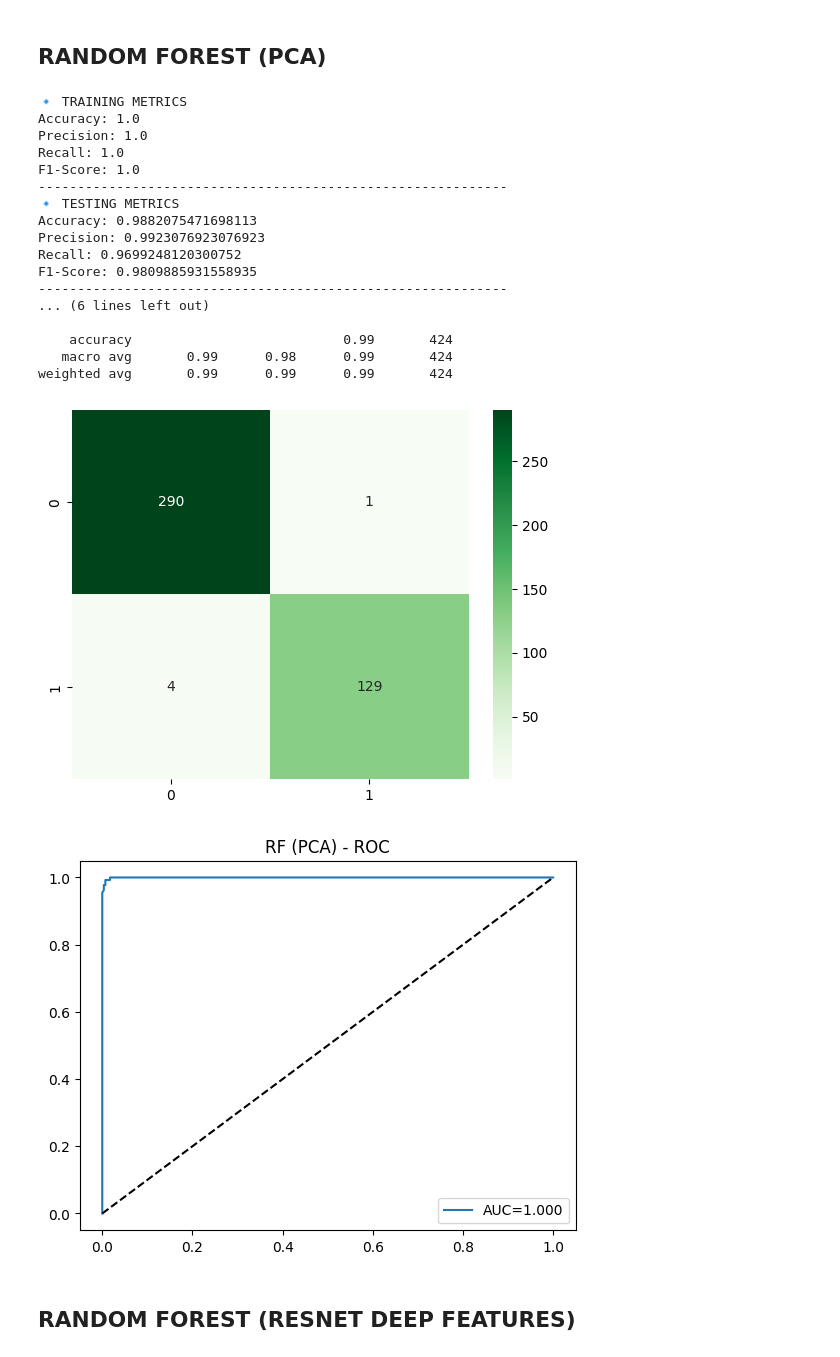
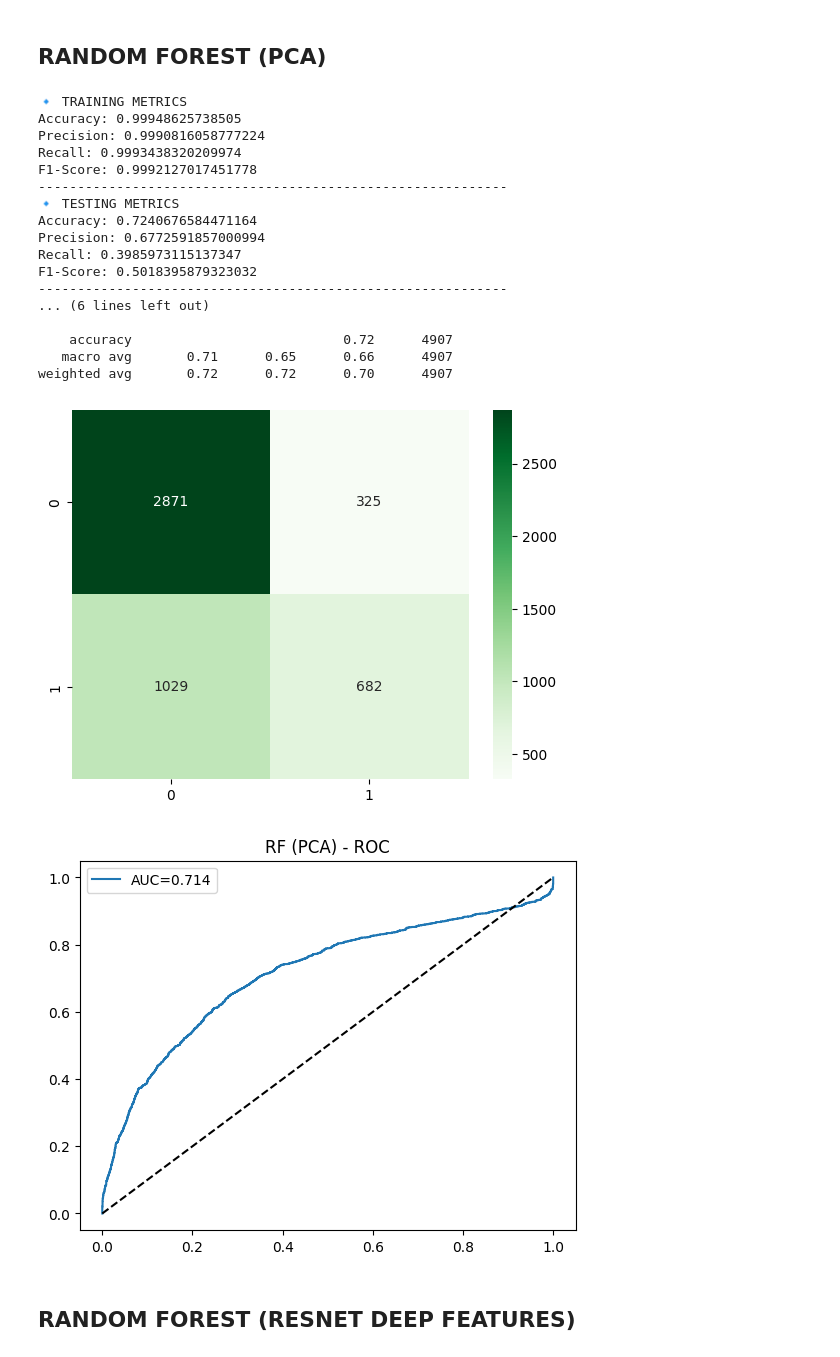
Before and after one commit to aryan-ml/DeepFakeDetection, a Jupyter notebook: notebooks/RandomForest.ipynb, the cells around one changed output. Drawn from its saved outputs; the diff is of its cells as text; code cells hidden in the pictures.

```diff
--- a/notebooks/RandomForest.ipynb
+++ b/notebooks/RandomForest.ipynb
@@ -103,16 +118,21 @@ weighted avg       0.98      0.98      0.98       424
 # %% [markdown]
 ## RANDOM FOREST (PCA)
 # %%
-X_train, X_test, y_train, y_test = split_data(pca_X, pca_y)
-rf = RandomForestClassifier(n_estimators=200, random_state=42)
-rf.fit(X_train, y_train)
+rf_pca = RandomForestClassifier(n_estimators=300,
+    max_depth=15,
+    min_samples_split=20,
+    min_samples_leaf=10,
+    class_weight="balanced",
+    random_state=42,
+    n_jobs=-1)
+rf_pca.fit(pca_X_train, pca_y_train)
 
-y_pred_train = rf.predict(X_train)
+y_pred_train = rf_pca.predict(pca_X_train)
 
-train_accuracy = accuracy_score(y_train, y_pred_train)
-train_precision = precision_score(y_train, y_pred_train)
-train_recall = recall_score(y_train, y_pred_train)
-train_f1 = f1_score(y_train, y_pred_train)
+train_accuracy = accuracy_score(pca_y_train, y_pred_train)
+train_precision = precision_score(pca_y_train, y_pred_train)
+train_recall = recall_score(pca_y_train, y_pred_train)
+train_f1 = f1_score(pca_y_train, y_pred_train)
 
 print("🔹 TRAINING METRICS")
 print("Accuracy:", train_accuracy)
@@ -121,56 +141,56 @@ print("Recall:", train_recall)
 print("F1-Score:", train_f1)
 print("-" * 60)
 
-y_pred_test = rf.predict(X_test)
+y_pred_test = rf_pca.predict(pca_X_test)
 
-test_accuracy = accuracy_score(y_test, y_pred_test)
-test_precision = precision_score(y_test, y_pred_test)
-test_recall = recall_score(y_test, y_pred_test)
-test_f1 = f1_score(y_test, y_pred_test)
+test_accuracy = accuracy_score(pca_y_test, y_pred_test)
+test_precision = precision_score(pca_y_test, y_pred_test)
+test_recall = recall_score(pca_y_test, y_pred_test)
+test_f1 = f1_score(pca_y_test, y_pred_test)
 
 print("🔹 TESTING METRICS")
 print("Accuracy:", test_accuracy)
 print("Precision:", test_precision)
 print("Recall:", test_recall)
 print("F1-Score:", test_f1)
 print("-" * 60)
 
 print("\n🔹 Classification Report:")
-print(classification_report(y_test, y_pred_test))
+print(classification_report(pca_y_test, y_pred_test))
 
-cm = confusion_matrix(y_test, y_pred_test)
+cm = confusion_matrix(pca_y_test, y_pred_test)
 sns.heatmap(cm, annot=True, fmt="d", cmap="Greens")
 plt.show()
 
-y_prob = rf.predict_proba(X_test)[:, 1]
-fpr, tpr, _ = roc_curve(y_test, y_prob)
+y_prob = rf_pca.predict_proba(pca_X_test)[:, 1]
+fpr, tpr, _ = roc_curve(pca_y_test, y_prob)
 roc_auc = auc(fpr, tpr)
 
 plt.plot(fpr, tpr, label=f"AUC={roc_auc:.3f}")
 plt.plot([0,1], [0,1], 'k--')
 plt.title("RF (PCA) - ROC")
 plt.legend()
 plt.show()
 # %% [output]
 🔹 TRAINING METRICS
-Accuracy: 1.0
-Precision: 1.0
-Recall: 1.0
-F1-Score: 1.0
+Accuracy: 0.99948625738505
+Precision: 0.9990816058777224
+Recall: 0.9993438320209974
+F1-Score: 0.9992127017451778
 ------------------------------------------------------------
 🔹 TESTING METRICS
-Accuracy: 0.9882075471698113
-Precision: 0.9923076923076923
-Recall: 0.9699248120300752
-F1-Score: 0.9809885931558935
+Accuracy: 0.7240676584471164
+Precision: 0.6772591857000994
+Recall: 0.3985973115137347
+F1-Score: 0.5018395879323032
 ------------------------------------------------------------
 ... (6 lines left out)
 
-    accuracy                           0.99       424
-   macro avg       0.99      0.98      0.99       424
-weighted avg       0.99      0.99      0.99       424
+    accuracy                           0.72      4907
+   macro avg       0.71      0.65      0.66      4907
+weighted avg       0.72      0.72      0.70      4907
-[figure, old version]
+[figure, new version]
-[figure, old version]
+[figure, new version]
 # %% [markdown]
 ## RANDOM FOREST (RESNET DEEP FEATURES)
 # %%
```
Also changed, not shown: parts of 3 cells of this notebook.
